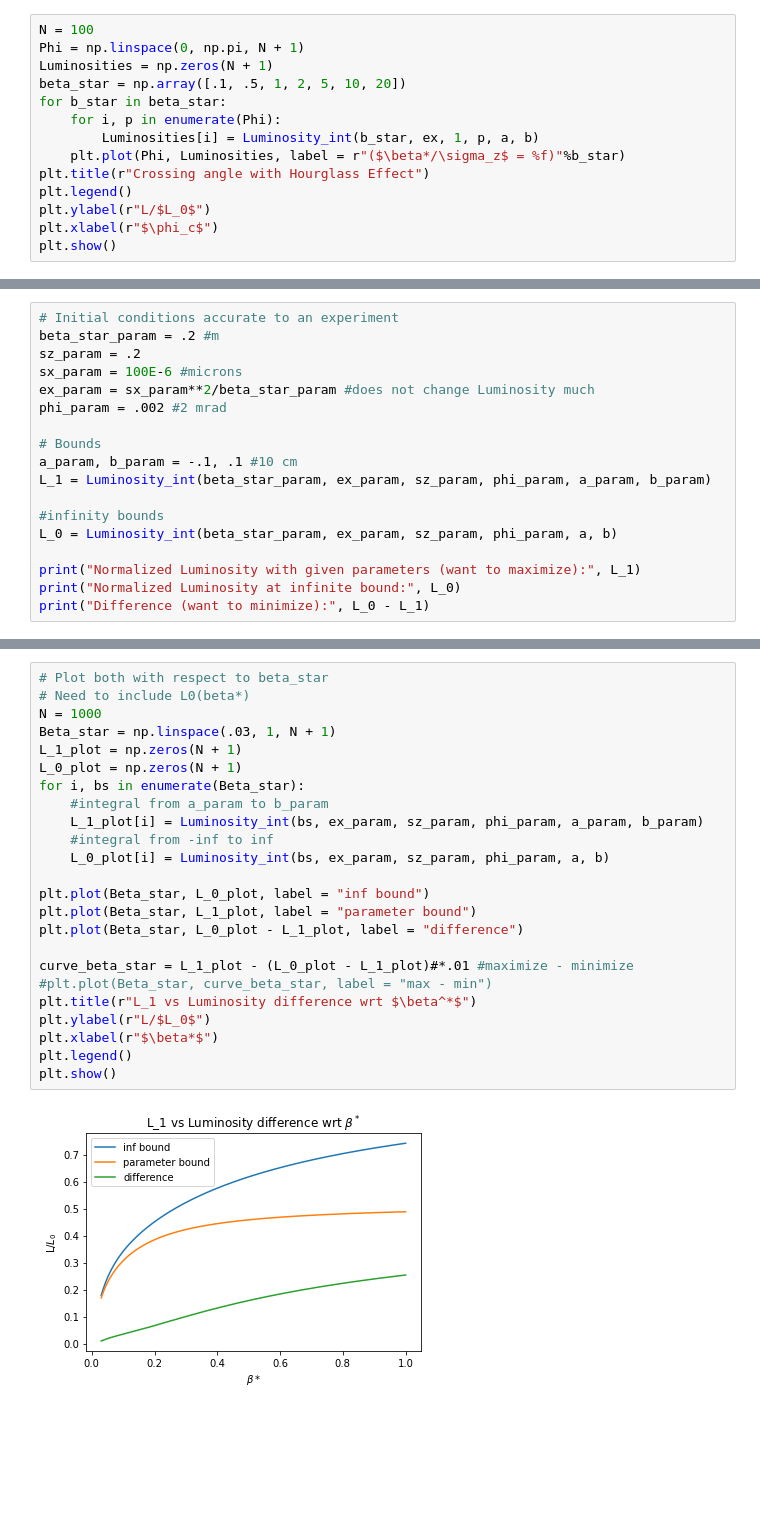
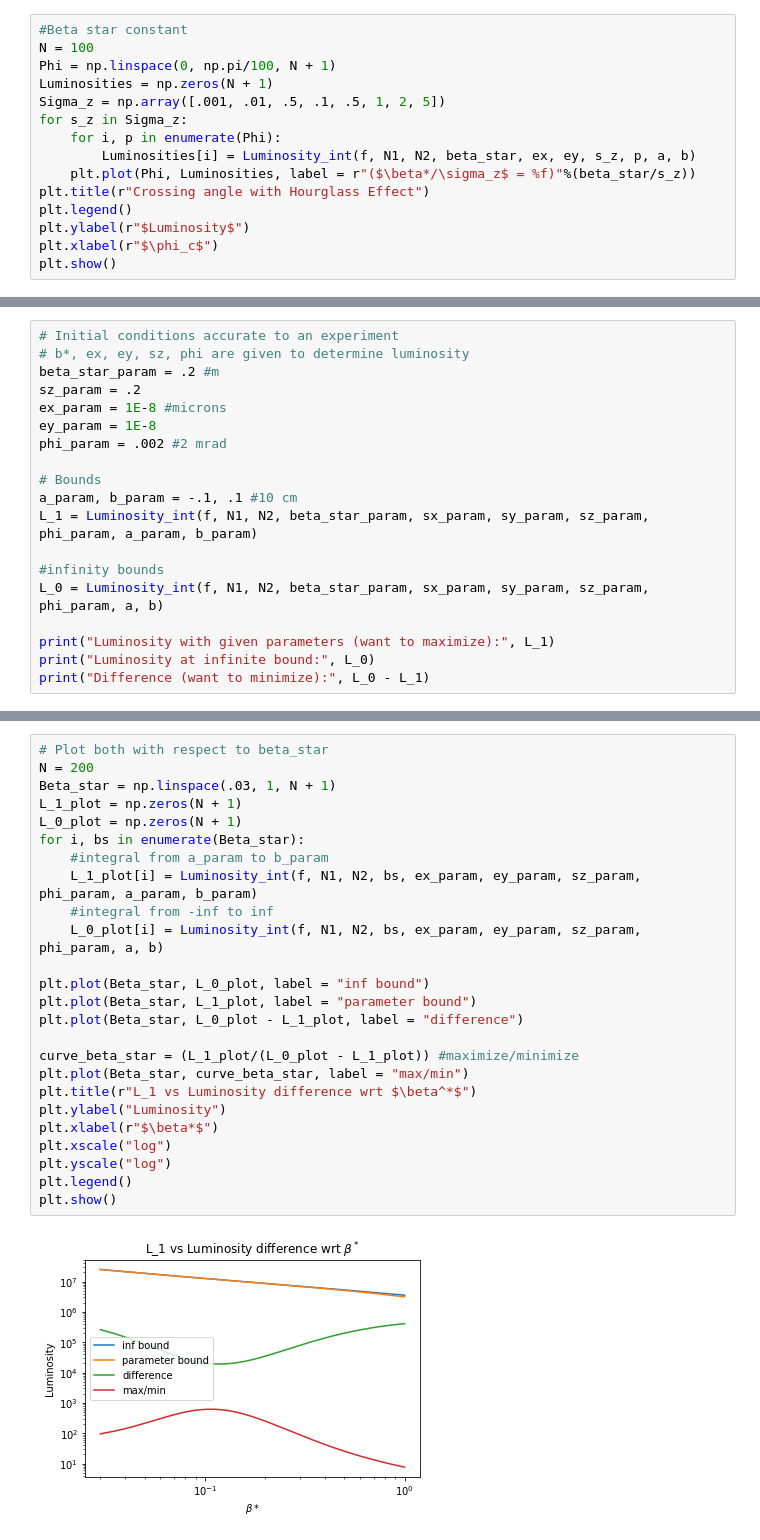
Before and after one commit to Wooperachi7/Luminosity, a Jupyter notebook: Crossing_Angle_and_Hourglass_effect.ipynb, the cells around one changed output, grey strips where cells are left out. Cells and saved outputs as stored; diff of their text form; blank space fills up the shorter version.

```diff
--- a/Crossing_Angle_and_Hourglass_effect.ipynb
+++ b/Crossing_Angle_and_Hourglass_effect.ipynb
@@ -100,15 +120,16 @@ Normalized Luminosity for beta*/sigma_s = 1.000000: 0.7578721561413122
 # %%
+#Beta star constant
 N = 100
-Phi = np.linspace(0, np.pi, N + 1)
+Phi = np.linspace(0, np.pi/100, N + 1)
 Luminosities = np.zeros(N + 1)
-beta_star = np.array([.1, .5, 1, 2, 5, 10, 20])
-for b_star in beta_star:
+Sigma_z = np.array([.001, .01, .5, .1, .5, 1, 2, 5])
+for s_z in Sigma_z:
     for i, p in enumerate(Phi):
-        Luminosities[i] = Luminosity_int(b_star, ex, 1, p, a, b)
-    plt.plot(Phi, Luminosities, label = r"($\beta*/\sigma_z$ = %f)"%b_star)
+        Luminosities[i] = Luminosity_int(f, N1, N2, beta_star, ex, ey, s_z, p, a, b)
+    plt.plot(Phi, Luminosities, label = r"($\beta*/\sigma_z$ = %f)"%(beta_star/s_z))
 plt.title(r"Crossing angle with Hourglass Effect")
 plt.legend()
-plt.ylabel(r"L/$L_0$")
+plt.ylabel(r"$Luminosity$")
 plt.xlabel(r"$\phi_c$")
 plt.show()
 # %% [output]
@@ -122,19 +146,20 @@ plt.show()
 # %%
 # Initial conditions accurate to an experiment
+# b*, ex, ey, sz, phi are given to determine luminosity
 beta_star_param = .2 #m
 sz_param = .2
-sx_param = 100E-6 #microns
-ex_param = sx_param**2/beta_star_param #does not change Luminosity much
+ex_param = 1E-8 #microns
+ey_param = 1E-8
 phi_param = .002 #2 mrad
 
 # Bounds
 a_param, b_param = -.1, .1 #10 cm
-L_1 = Luminosity_int(beta_star_param, ex_param, sz_param, phi_param, a_param, b_param)
+L_1 = Luminosity_int(f, N1, N2, beta_star_param, sx_param, sy_param, sz_param, phi_param, a_param, b_param)
 
 #infinity bounds
-L_0 = Luminosity_int(beta_star_param, ex_param, sz_param, phi_param, a, b)
+L_0 = Luminosity_int(f, N1, N2, beta_star_param, sx_param, sy_param, sz_param, phi_param, a, b)
 
-print("Normalized Luminosity with given parameters (want to maximize):", L_1)
-print("Normalized Luminosity at infinite bound:", L_0)
+print("Luminosity with given parameters (want to maximize):", L_1)
+print("Luminosity at infinite bound:", L_0)
 print("Difference (want to minimize):", L_0 - L_1)
 # %% [output]
@@ -144,29 +171,30 @@ Difference (want to minimize): 0.06654307814172139
 # %%
 # Plot both with respect to beta_star
-# Need to include L0(beta*)
-N = 1000
+N = 200
 Beta_star = np.linspace(.03, 1, N + 1)
 L_1_plot = np.zeros(N + 1)
 L_0_plot = np.zeros(N + 1)
 for i, bs in enumerate(Beta_star):
     #integral from a_param to b_param
-    L_1_plot[i] = Luminosity_int(bs, ex_param, sz_param, phi_param, a_param, b_param)
+    L_1_plot[i] = Luminosity_int(f, N1, N2, bs, ex_param, ey_param, sz_param, phi_param, a_param, b_param)
     #integral from -inf to inf
-    L_0_plot[i] = Luminosity_int(bs, ex_param, sz_param, phi_param, a, b)
+    L_0_plot[i] = Luminosity_int(f, N1, N2, bs, ex_param, ey_param, sz_param, phi_param, a, b)
 
 plt.plot(Beta_star, L_0_plot, label = "inf bound")
 plt.plot(Beta_star, L_1_plot, label = "parameter bound")
 plt.plot(Beta_star, L_0_plot - L_1_plot, label = "difference")
 
-curve_beta_star = L_1_plot - (L_0_plot - L_1_plot)#*.01 #maximize - minimize
-#plt.plot(Beta_star, curve_beta_star, label = "max - min")
+curve_beta_star = (L_1_plot/(L_0_plot - L_1_plot)) #maximize/minimize
+plt.plot(Beta_star, curve_beta_star, label = "max/min")
 plt.title(r"L_1 vs Luminosity difference wrt $\beta^*$")
-plt.ylabel(r"L/$L_0$")
+plt.ylabel("Luminosity")
 plt.xlabel(r"$\beta*$")
+plt.xscale("log")
+plt.yscale("log")
 plt.legend()
 plt.show()
 # %% [output]
-[figure, old version]
+[figure, new version]
 # %%
 beta_star_max = Beta_star[np.argmax(curve_beta_star)]
 print("Beta star for max Luminosity:", beta_star_max)
```
Also changed, not shown: parts of 37 cells of this notebook.
